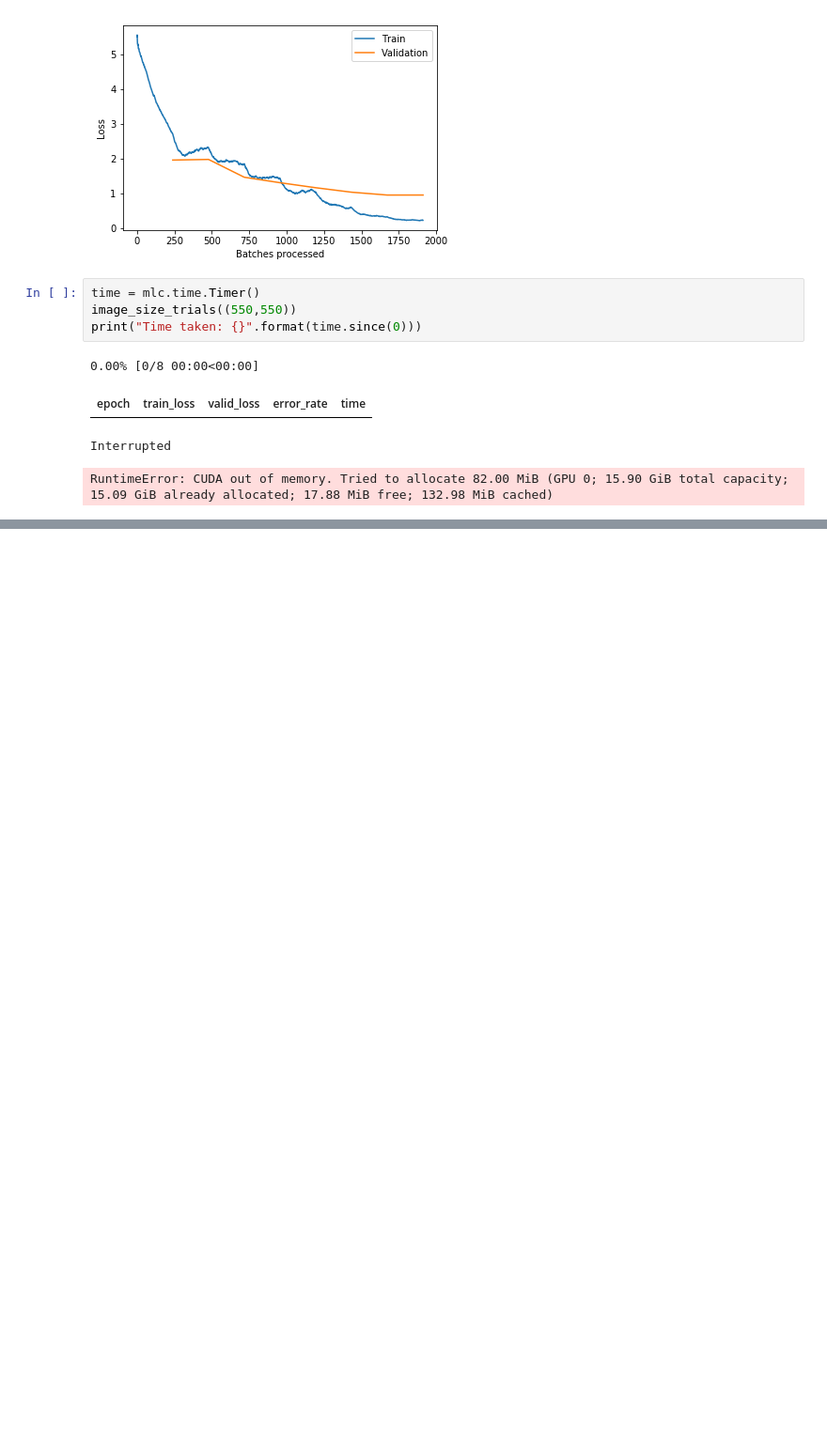
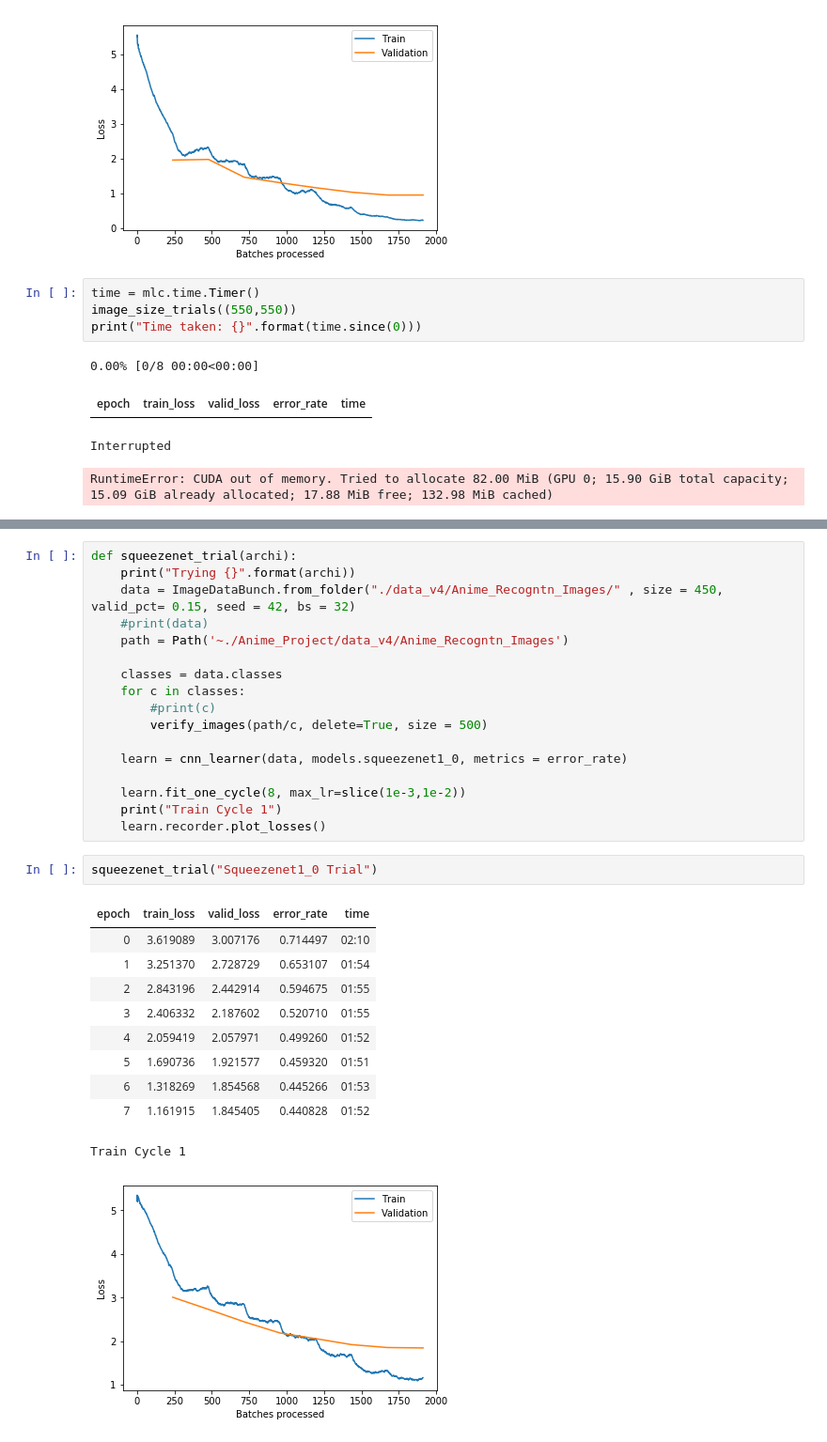
Before and after one commit to Etrama/anime-ml-project-old, a Jupyter notebook: notebooks/MODEL4 Which Anime (data_v4) with Proper Docs.ipynb, the cells around one changed output, grey strips where cells are left out. Shown at 94% size. Cells and saved outputs as stored; diff of their text form; blank space fills up the shorter version.

```diff
--- a/notebooks/MODEL4 Which Anime (data_v4) with Proper Docs.ipynb
+++ b/notebooks/MODEL4 Which Anime (data_v4) with Proper Docs.ipynb
@@ -396,0 +475,31 @@ RuntimeError: CUDA out of memory. Tried to allocate 82.00 MiB (GPU 0; 15.90 GiB
+# %%
+def squeezenet_trial(archi):
+    print("Trying {}".format(archi))
+    data = ImageDataBunch.from_folder("./data_v4/Anime_Recogntn_Images/" , size = 450, valid_pct= 0.15, seed = 42, bs = 32)
+    #print(data)
+    path = Path('~./Anime_Project/data_v4/Anime_Recogntn_Images')
+
+    classes = data.classes
+    for c in classes:
+        #print(c)
+        verify_images(path/c, delete=True, size = 500)
+
+    learn = cnn_learner(data, models.squeezenet1_0, metrics = error_rate)
+
+    learn.fit_one_cycle(8, max_lr=slice(1e-3,1e-2))
+    print("Train Cycle 1")
+    learn.recorder.plot_losses()
+# %%
+squeezenet_trial("Squeezenet1_0 Trial")
+# %% [output]
+| epoch | train_loss | valid_loss | error_rate | time |
+| 0 | 3.619089 | 3.007176 | 0.714497 | 02:10 |
+| 1 | 3.251370 | 2.728729 | 0.653107 | 01:54 |
+| 2 | 2.843196 | 2.442914 | 0.594675 | 01:55 |
+| 3 | 2.406332 | 2.187602 | 0.520710 | 01:55 |
+| 4 | 2.059419 | 2.057971 | 0.499260 | 01:52 |
+| 5 | 1.690736 | 1.921577 | 0.459320 | 01:51 |
+| 6 | 1.318269 | 1.854568 | 0.445266 | 01:53 |
+| 7 | 1.161915 | 1.845405 | 0.440828 | 01:52 |
+Train Cycle 1
+[figure, added]
```
Also changed, not shown: parts of 29 cells of this notebook, 3 other files.
